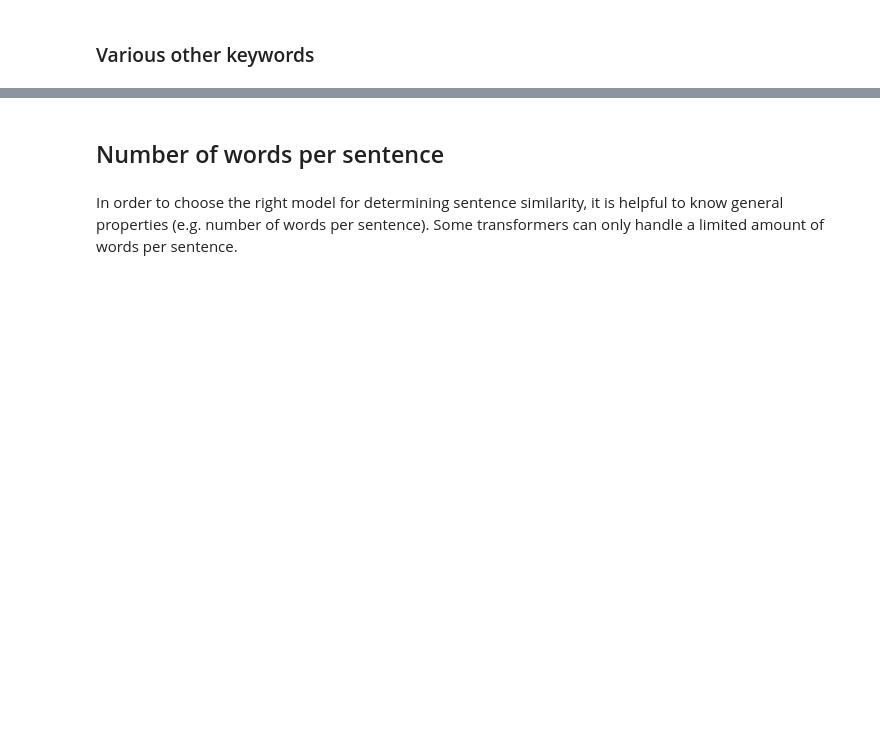
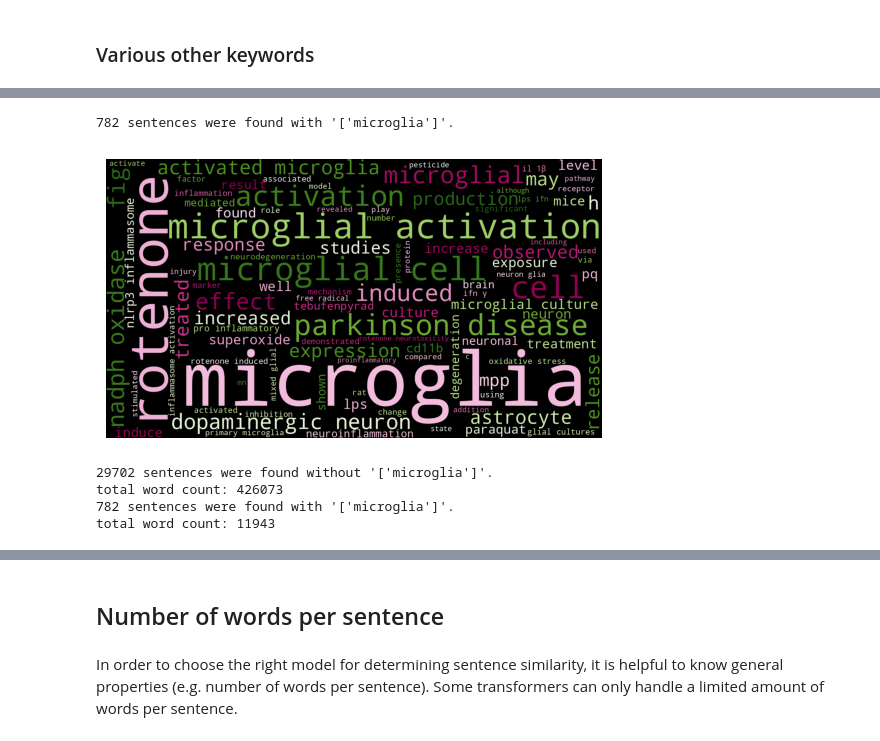
Before and after one commit to kcbbe/oke, a Jupyter notebook: explorations/pre_embedding/corpus.ipynb, the cells around one changed output, grey strips where cells are left out. Saved outputs shown, nothing was run; the diff lists cells and outputs as text; code cells hidden in the pictures; blank space fills up the shorter version.

```diff
--- a/explorations/pre_embedding/corpus.ipynb
+++ b/explorations/pre_embedding/corpus.ipynb
@@ -655,22 +824,26 @@ plt.show()
 # %%
 # with Microglia
 create_wordcloud(
     get_sentences(
         df["sentence_text"],
-        "microglia"
+        ["microglia"]
     )
 )
+# %% [output]
+782 sentences were found with '['microglia']'.
+[figure, added]
 # %%
 # Complete pipeline
 filtered_without_PD_pest = filter_word_counts(
     normalize_counts(
         get_word_counts(
-            # remove_PD_and_pest_from_sentence(
+            remove_PD_and_pest_from_sentence(
                 get_sentences(
                     df["sentence_text"],
                     ["microglia"],
                     inverse= True
-                # )
+                ),
+                remove_word= "microglia",
             ),
             tokenizer
         ).copy()
@@ -680,11 +853,12 @@ filtered_without_PD_pest = filter_word_counts(
 filtered_with_PD_pest = filter_word_counts(
     normalize_counts(
         get_word_counts(
-            # remove_PD_and_pest_from_sentence(
+            remove_PD_and_pest_from_sentence(
                 get_sentences(
                     df["sentence_text"],
                     ["microglia"],
-                # )
+                ),
+                remove_word= "microglia",
             ),
             tokenizer
         ).copy()
@@ -694,6 +868,11 @@ filtered_with_PD_pest = filter_word_counts(
 # Substract sets
 diff_with_PD_pest = subtract_word_counts(filtered_with_PD_pest, filtered_without_PD_pest)
 diff_without_PD_pest = subtract_word_counts(filtered_without_PD_pest, filtered_with_PD_pest)
+# %% [output]
+29702 sentences were found without '['microglia']'.
+total word count: 426073
+782 sentences were found with '['microglia']'.
+total word count: 11943
 # %%
 # Sentences with "pesticides" AND/OR "parkinson's disease"
 create_wordcloud(
```
Also changed, not shown: parts of 60 cells of this notebook, 1 other file.
